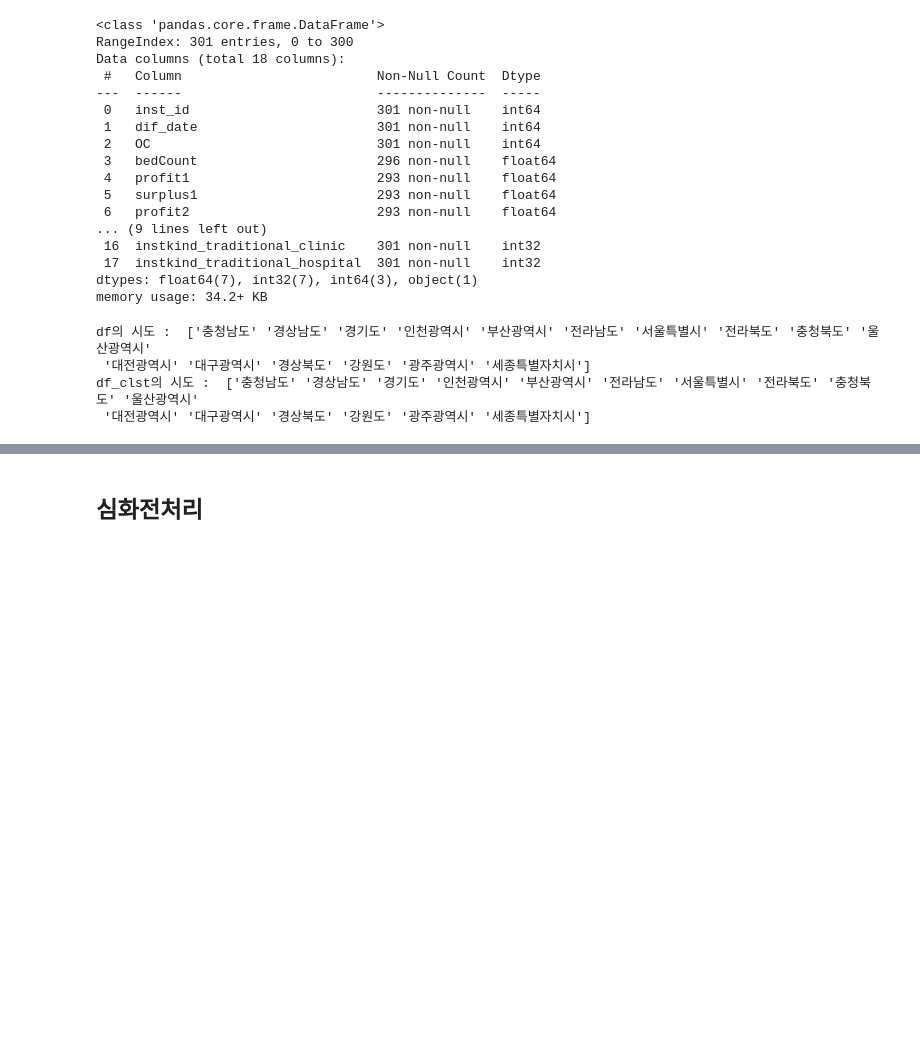
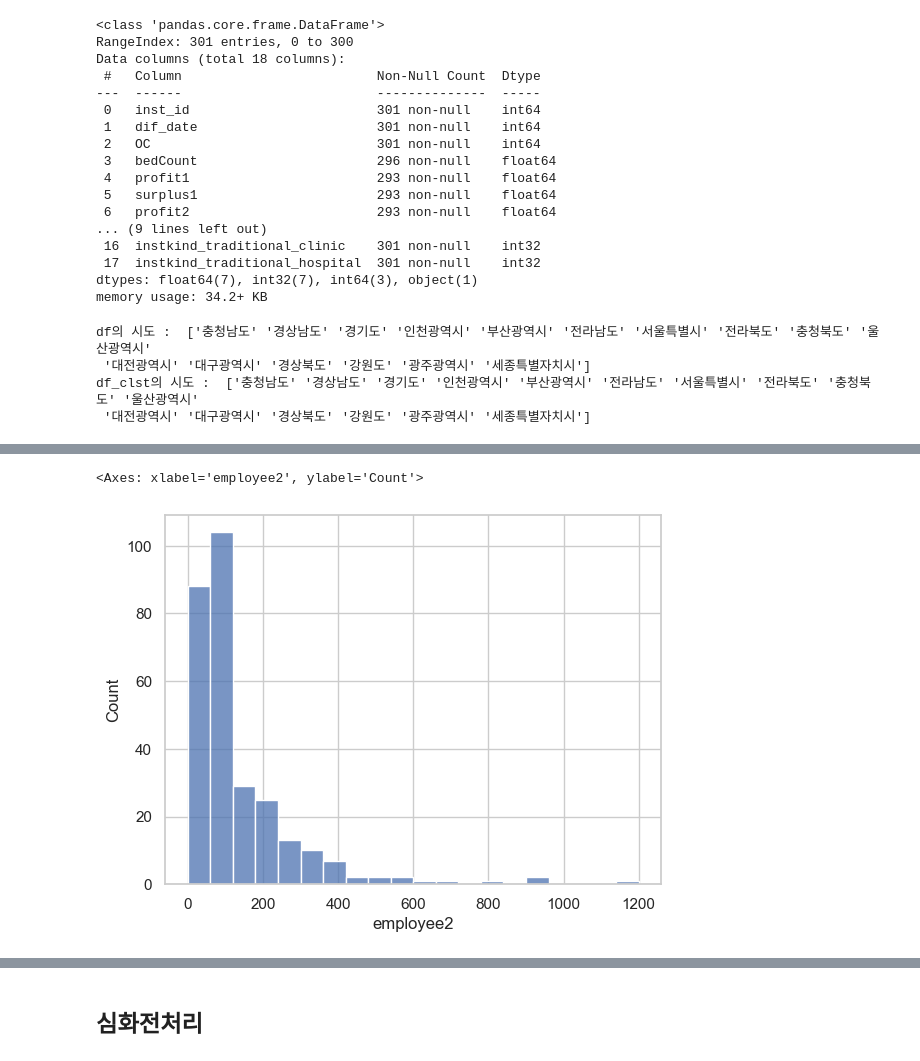
Before and after one commit to nyeokinyeoki/Gym_zalabim, a Jupyter notebook: ipynb/hospital.ipynb, the cells around one changed output, grey strips where cells are left out. Cells and saved outputs as stored; diff of their text form; code cells hidden in the pictures; blank space fills up the shorter version.

```diff
--- a/ipynb/hospital.ipynb
+++ b/ipynb/hospital.ipynb
@@ -233,0 +315,11 @@ df_clst의 시도 :  ['충청남도' '경상남도' '경기도' '인천광역시
+# %%
+# employee1
+
+sns.set_theme(style='whitegrid')
+sns.histplot(data=df,  x='employee2',
+             bins=20, ## 구간수
+             cbar=True ## 컬러바 추가
+            )
+# %% [output]
+<Axes: xlabel='employee2', ylabel='Count'>
+[figure, added]
```
Also changed, not shown: parts of 11 cells of this notebook, 1 other file.
